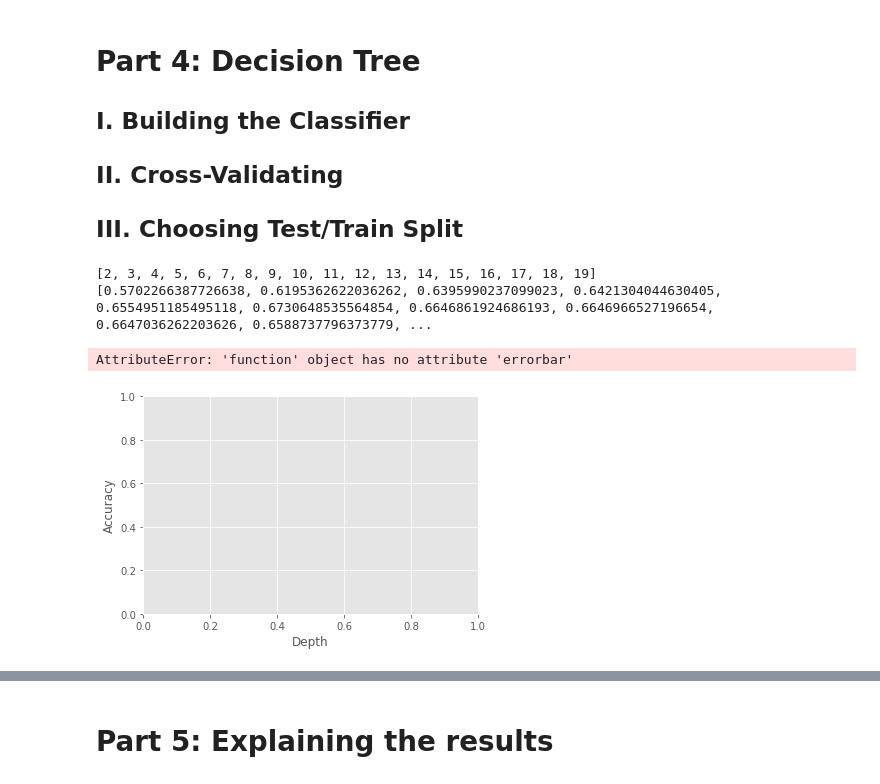
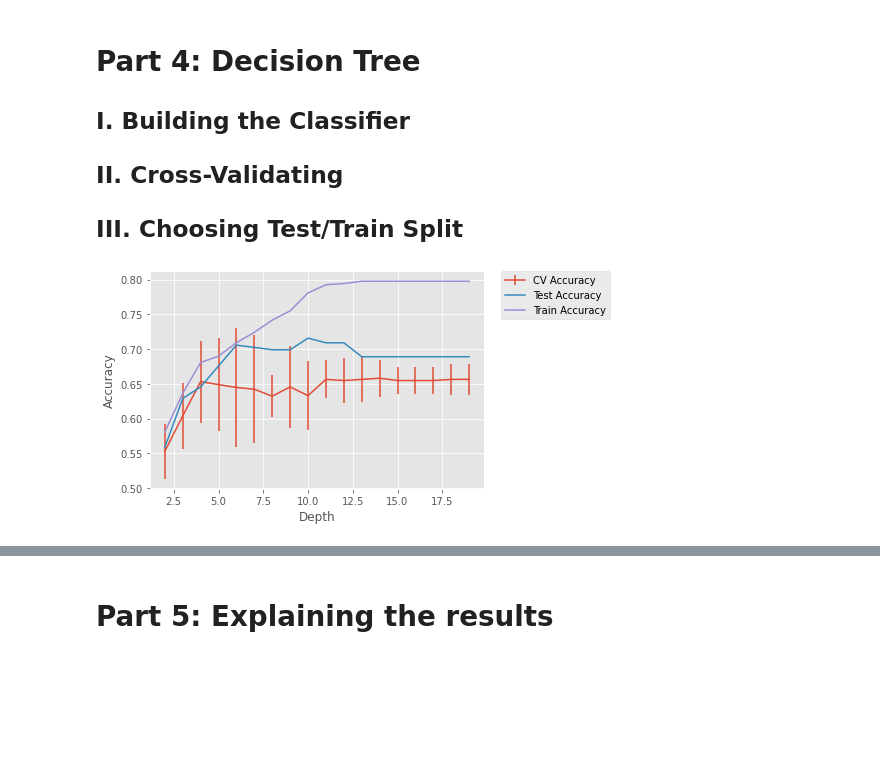
Before and after one commit to jagadeeshmeesala/notebooks, a Jupyter notebook: 602-final-project/final_markup.ipynb, the cells around one changed output, grey strips where cells are left out. Cells and saved outputs as stored; diff of their text form; code cells hidden in the pictures; blank space fills up the shorter version.

Commit message:
Updated CV plot

```diff
--- a/602-final-project/final_markup.ipynb
+++ b/602-final-project/final_markup.ipynb
@@ -239,31 +240,36 @@ Text(0.5, 1.0, 'Heatmap of Correlation Matrix')
 # %%
 from sklearn.model_selection import cross_val_score
 
-X_train, X_test, y_train, y_test = train_test_split(X, y, test_size = 0.2, random_state = 42)
+X_train, X_test, y_train, y_test = train_test_split(X, y, test_size = 0.2, random_state = 0)
 
 # Splits = 5
 depth = []
-accuracy =[]
+cv_accuracy =[]
+test_accuracy=[]
+train_accuracy=[]
 std=[]
 for i in range(2,20):
     clf = tree.DecisionTreeClassifier(max_depth=i)
-    # Perform 5-fold cross validation
+    clf.fit(X_train, y_train)
+
+    testScore = clf.score(X_test, y_test)
     scores = cross_val_score(clf, X_train, y_train, cv=5)
+    trainScore=clf.score(X_train,y_train)
+
     depth.append(i)
-    accuracy.append(scores.mean())
+    cv_accuracy.append(scores.mean())
     std.append(scores.std()*2)
-print(depth)
-print(accuracy)
+    test_accuracy.append(testScore)
+    train_accuracy.append(trainScore)
 
 
 plt.figure
 plt.xlabel('Depth')
 plt.ylabel('Accuracy')
-plt.plot.errorbar(depth, accuracy ,std, label="Split = 5")
+plt.errorbar(depth, cv_accuracy ,std, label="CV Accuracy") #95% confidence interval
+plt.errorbar(depth, test_accuracy , label="Test Accuracy")
+plt.errorbar(depth, train_accuracy , label="Train Accuracy")
 plt.legend(bbox_to_anchor=(1.05, 1), loc='upper left', borderaxespad=0.)
 plt.show()
 # %% [output]
-[2, 3, 4, 5, 6, 7, 8, 9, 10, 11, 12, 13, 14, 15, 16, 17, 18, 19]
-[0.5702266387726638, 0.6195362622036262, 0.6395990237099023, 0.6421304044630405, 0.6554951185495118, 0.6730648535564854, 0.6646861924686193, 0.6646966527196654, 0.6647036262203626, 0.6588737796373779, ...
-AttributeError: 'function' object has no attribute 'errorbar'
-[figure, old version]
+[figure, new version]
```
Also changed, not shown: parts of 3 cells of this notebook.
